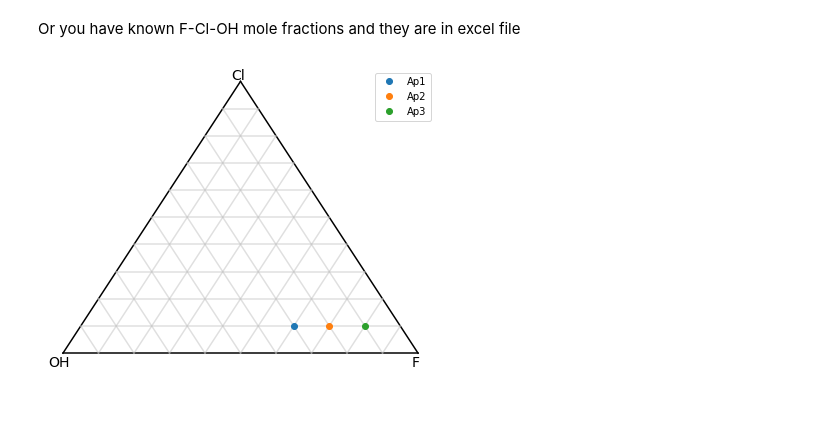
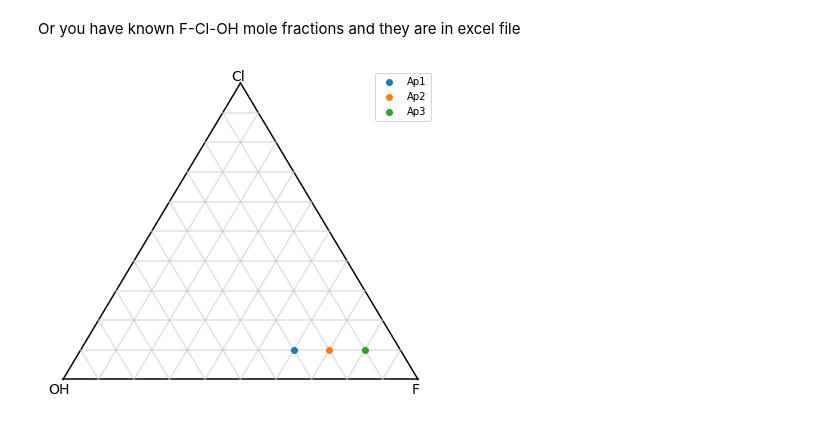
Before and after one commit to alexweiranli/pyAp, a Jupyter notebook: docs/source/plot_ternary_test_stoichiometry.ipynb, the cells around one changed output. Drawn from its saved outputs; the diff is of its cells as text; code cells hidden in the pictures.

```diff
--- a/docs/source/plot_ternary_test_stoichiometry.ipynb
+++ b/docs/source/plot_ternary_test_stoichiometry.ipynb
@@ -92,24 +97,26 @@ Or you have known F-Cl-OH mole fractions and they are in excel file
 # %%
 df = pd.read_excel('data_calc_water.xlsx')
 # %%
-ApTernary.ternary(1)
+fig2 = plt.figure()
+fig2.set_size_inches(7, 6)
 
-
+# plot ternary (w/o data)
+ApTernary.ternary(fig2)
 for idx, value in df.iterrows():
 
     x_f = value['XF']
     x_cl = value['XCL']
     x = (x_f + x_cl/2) * 100
     y = x_cl*math.sqrt(3)*50
 
     if x > 100:
         x = 100
     if y > math.sqrt(3)*50:
         y = math.sqrt(3)*50
 
     plt.plot(x,y,'o',label=value['sample'])
 
 plt.legend(loc='best')
 plt.show()
 # %% [output]
-[figure, old version]
+[figure, new version]
```
Also changed, not shown: parts of 2 cells of this notebook, 18 other files.
